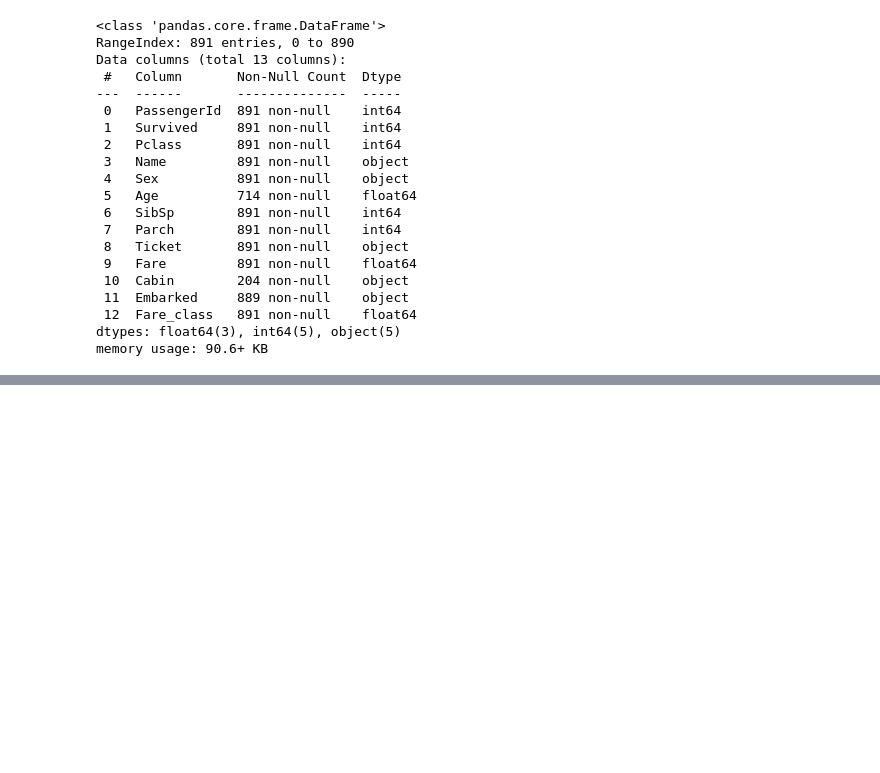
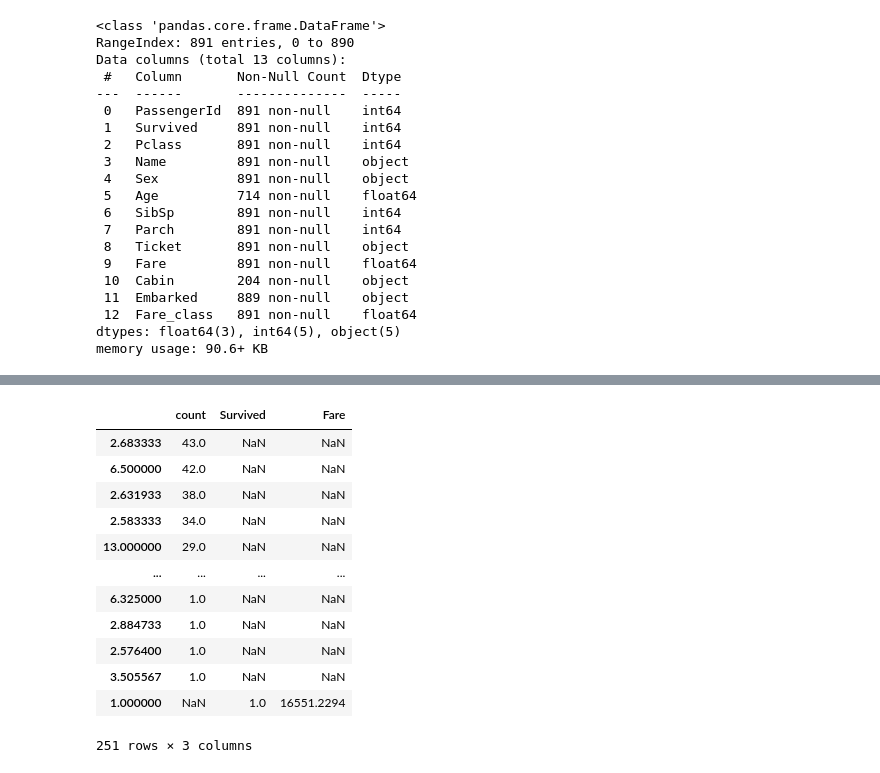
Before and after one commit to sajidzahid/NEDpython, a Jupyter notebook: Week_7/week7_class14_pandas_sirjamal.ipynb, the cells around one changed output, grey strips where cells are left out. Drawn from its saved outputs; the diff is of its cells as text; code cells hidden in the pictures; blank space fills up the shorter version.

```diff
--- a/Week_7/week7_class14_pandas_sirjamal.ipynb
+++ b/Week_7/week7_class14_pandas_sirjamal.ipynb
@@ -302,0 +385,16 @@ memory usage: 90.6+ KB
+# %%
+pd.concat([counts,survival_rate], axis = 1)
+# %% [output]
+|  | count | Survived | Fare |
+| 2.683333 | 43.0 | NaN | NaN |
+| 6.500000 | 42.0 | NaN | NaN |
+| 2.631933 | 38.0 | NaN | NaN |
+| 2.583333 | 34.0 | NaN | NaN |
+| 13.000000 | 29.0 | NaN | NaN |
+| ... | ... | ... | ... |
+| 6.325000 | 1.0 | NaN | NaN |
+| 2.884733 | 1.0 | NaN | NaN |
+| 2.576400 | 1.0 | NaN | NaN |
+| 3.505567 | 1.0 | NaN | NaN |
+| 1.000000 | NaN | 1.0 | 16551.2294 |
+251 rows × 3 columns
```
Also changed, not shown: parts of 9 cells of this notebook, 3 other files.
